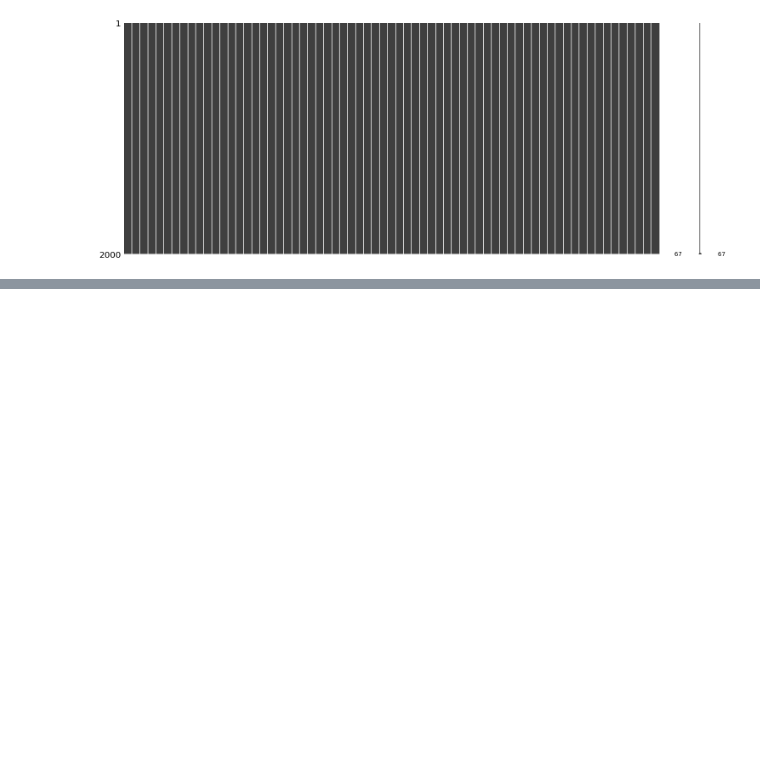
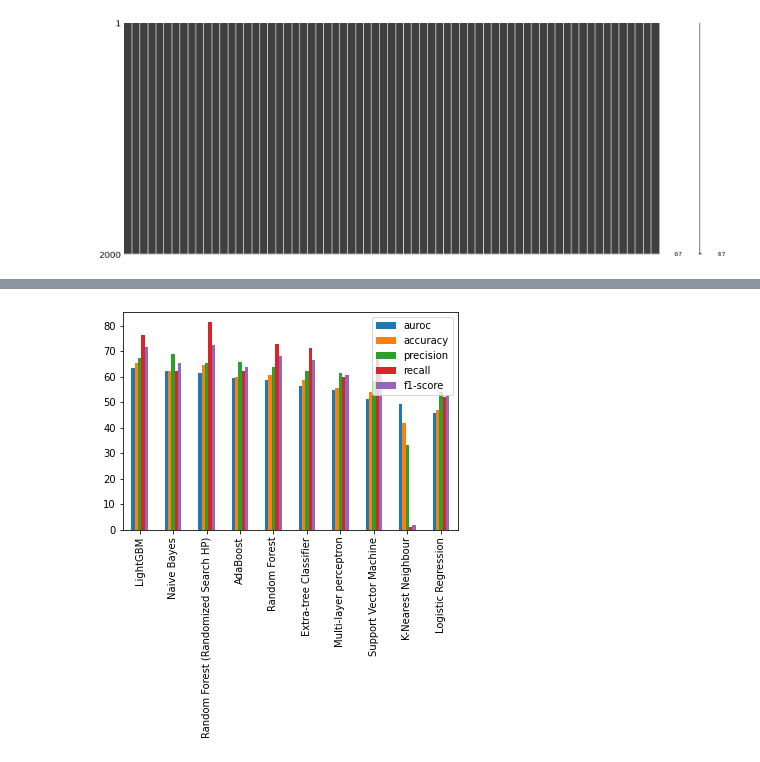
Before and after one commit to sayonkumarsaha/predict_job_application, a Jupyter notebook: predict_job_app_notebook.ipynb, the cells around one changed output, grey strips where cells are left out. Cells and saved outputs as stored; diff of their text form; code cells hidden in the pictures; blank space fills up the shorter version.

Commit message:
added new models and eval comparison

```diff
--- a/predict_job_app_notebook.ipynb
+++ b/predict_job_app_notebook.ipynb
@@ -310,0 +377,26 @@ print(et_score)
+# %%
+model_names = ['Logistic Regression',
+               'Support Vector Machine',
+               'K-Nearest Neighbour',
+               'Naive Bayes',
+               'AdaBoost',
+               'LightGBM',
+               'Random Forest',
+               'Random Forest (Randomized HP)',
+               'Extra-tree Classifier',
+               'Multi-layer perceptron']
+# %%
+model_auroc = [lr_score['auroc'], svm_score['auroc'], knn_score['auroc'], gnb_score['auroc'], ab_score['auroc'],lgb_score['auroc'], rf_score['auroc'], rf_random_score['auroc'], et_score['auroc'], mlp_score['auroc']]
+# %%
+model_accuracy = [lr_score['accuracy'], svm_score['accuracy'], knn_score['accuracy'], gnb_score['accuracy'], ab_score['accuracy'],lgb_score['accuracy'], rf_score['accuracy'], rf_random_score['accuracy'], et_score['accuracy'], mlp_score['accuracy']]
+model_precision = [lr_score['precision'], svm_score['precision'], knn_score['precision'], gnb_score['precision'], ab_score['precision'],lgb_score['precision'], rf_score['precision'], rf_random_score['precision'], et_score['precision'], mlp_score['precision']]
+model_recall = [lr_score['recall'], svm_score['recall'], knn_score['recall'], gnb_score['recall'], ab_score['recall'],lgb_score['recall'], rf_score['recall'], rf_random_score['recall'], et_score['recall'], mlp_score['recall']]
+model_f1 = [lr_score['f1'], svm_score['f1'], knn_score['f1'], gnb_score['f1'], ab_score['f1'],lgb_score['f1'], rf_score['f1'], rf_random_score['f1'], et_score['f1'], mlp_score['f1']]
+# %%
+model_score_df = pd.DataFrame({'auroc': model_auroc,
+                               'accuracy': model_accuracy,
+                              'precision': model_precision,
+                              'recall': model_recall,
+                              'f1-score': model_f1},
+                              index=model_names).sort_values(by=['auroc'], ascending=False)
+model_score_df.head(10)
@@ -310,0 +415,4 @@ print(et_score)
+# %%
+ax = model_score_df.plot.bar()
+# %% [output]
+[figure, added]
```
Also changed, not shown: parts of 19 cells of this notebook.
